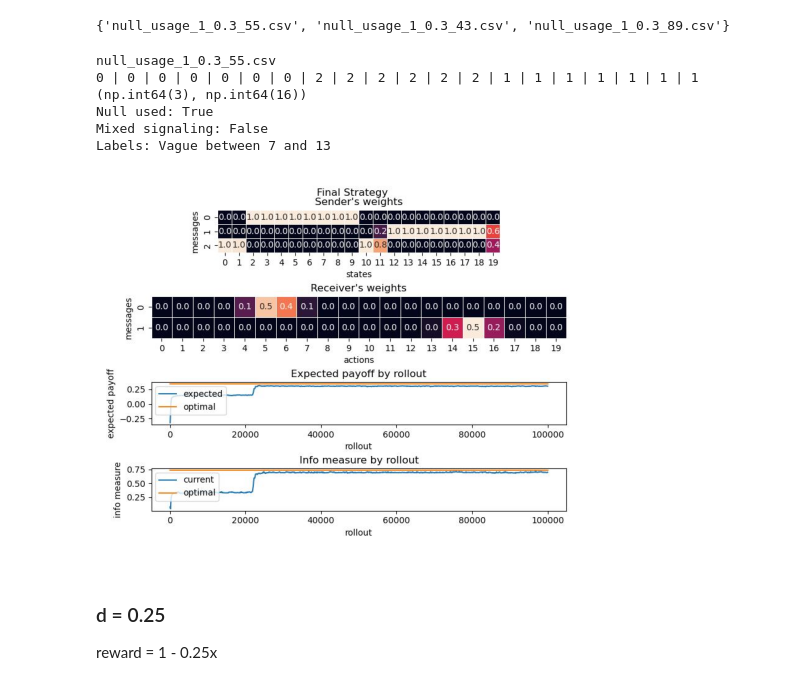
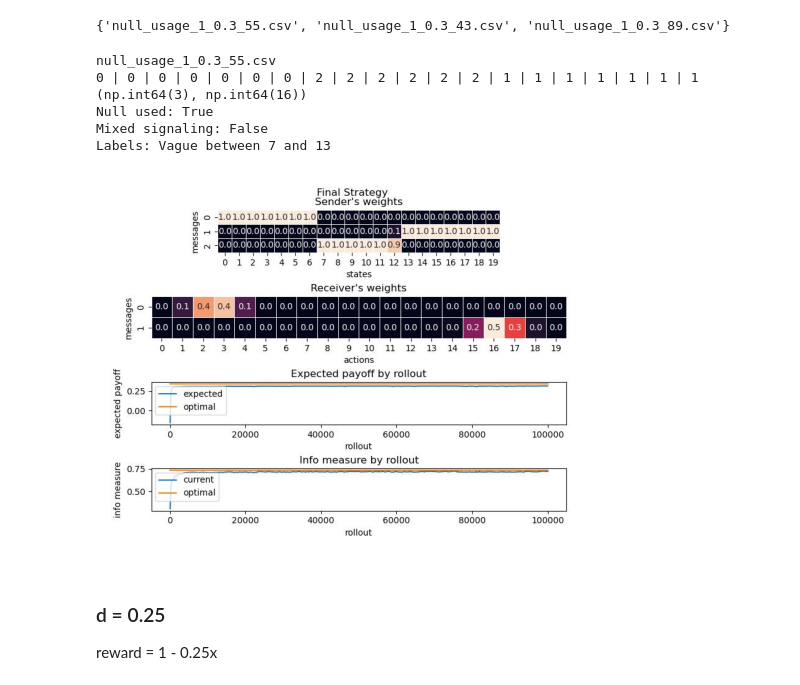
Before and after one commit to maxb00/Emergence-of-Vagueness, a Jupyter notebook: Basic Setup/analyze_null_usage.ipynb, the cells around one changed output. Saved outputs shown, nothing was run; the diff lists cells and outputs as text; code cells hidden in the pictures.

```diff
--- a/Basic Setup/analyze_null_usage.ipynb
+++ b/Basic Setup/analyze_null_usage.ipynb
@@ -284,17 +284,17 @@ print(repr(stats_ba["vagueness"]))
 # %%
 target_game = list(stats_ba['vagueness'])[0]
 print(target_game)
 game_report(directory + target_game)
 # I had to hardcode this, no brain cycles left
-display_game(directory + "(1, 0.3)_null_100000_43.jpg")
+display_game(directory + "(1, 0.3)_null_100000_55.jpg")
 # %% [output]
 null_usage_1_0.3_55.csv
 0 | 0 | 0 | 0 | 0 | 0 | 0 | 2 | 2 | 2 | 2 | 2 | 2 | 1 | 1 | 1 | 1 | 1 | 1 | 1
 (np.int64(3), np.int64(16))
 Null used: True
 Mixed signaling: False
 Labels: Vague between 7 and 13
-[figure, old version]
+[figure, new version]
 # %% [markdown]
 ### d = 0.25
 reward = 1 - 0.25x
```
Also changed, not shown: parts of 1 cell of this notebook.
